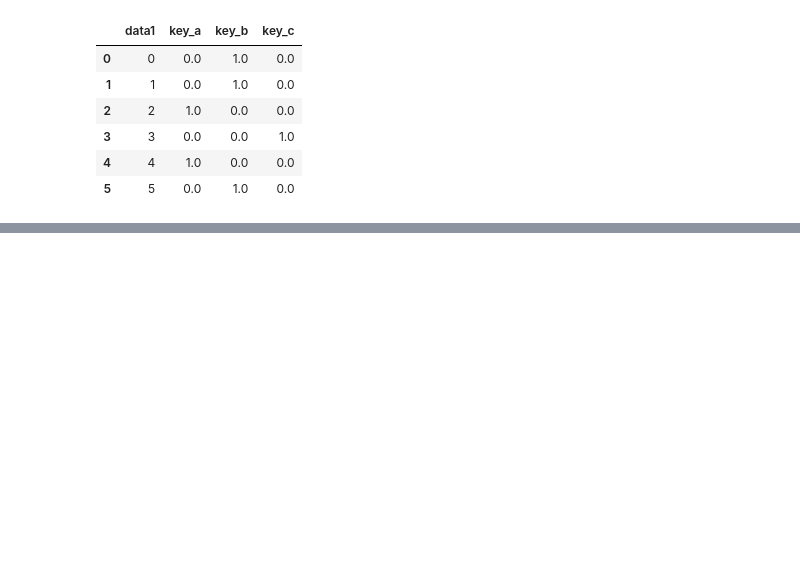
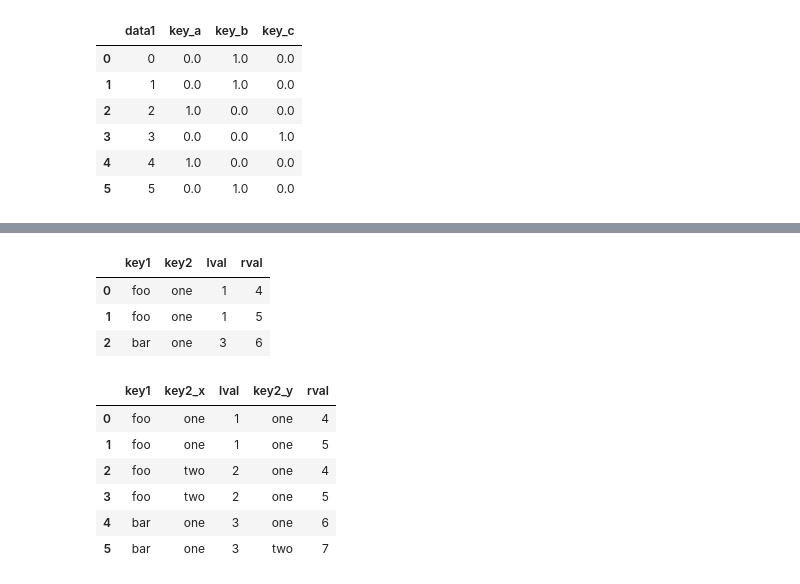
Before and after one commit to m01310g/---------, a Jupyter notebook: data_processing.ipynb, the cells around one changed output, grey strips where cells are left out. Cells and saved outputs as stored; diff of their text form; code cells hidden in the pictures; blank space fills up the shorter version.

```diff
--- a/data_processing.ipynb
+++ b/data_processing.ipynb
@@ -726,0 +897,7 @@ pd.get_dummies(pd.cut(values, bins, labels=['a', 'b', 'c', 'd', 'e']), dtype=int
+# %%
+left = DataFrame({"key1": ["foo", "foo", "bar"],
+                  "key2": ["one", "two", "one"],
+                  "lval": Series([1, 2, 3], dtype='Int64')})
+right = DataFrame({"key1": ["foo", "foo", "bar", "bar"],
+                   "key2": ["one", "one", "one", "two"],
+                   "rval": Series([4, 5, 6, 7], dtype='Int64')})
@@ -726,0 +919,19 @@ pd.get_dummies(pd.cut(values, bins, labels=['a', 'b', 'c', 'd', 'e']), dtype=int
+# %%
+# 양쪽 테이블 모두에 존재하는 키 조합 사용(교집합만 추출)
+pd.merge(left, right, on=["key1", "key2"], how="inner")
+# %% [output]
+|  | key1 | key2 | lval | rval |
+| 0 | foo | one | 1 | 4 |
+| 1 | foo | one | 1 | 5 |
+| 2 | bar | one | 3 | 6 |
+# %%
+# key2_x: df1의 key2, key2_y: df2의 key2
+pd.merge(left, right, on="key1")
+# %% [output]
+|  | key1 | key2_x | lval | key2_y | rval |
+| 0 | foo | one | 1 | one | 4 |
+| 1 | foo | one | 1 | one | 5 |
+| 2 | foo | two | 2 | one | 4 |
+| 3 | foo | two | 2 | one | 5 |
+| 4 | bar | one | 3 | one | 6 |
+| 5 | bar | one | 3 | two | 7 |
```
Also changed, not shown: parts of 63 cells of this notebook.
